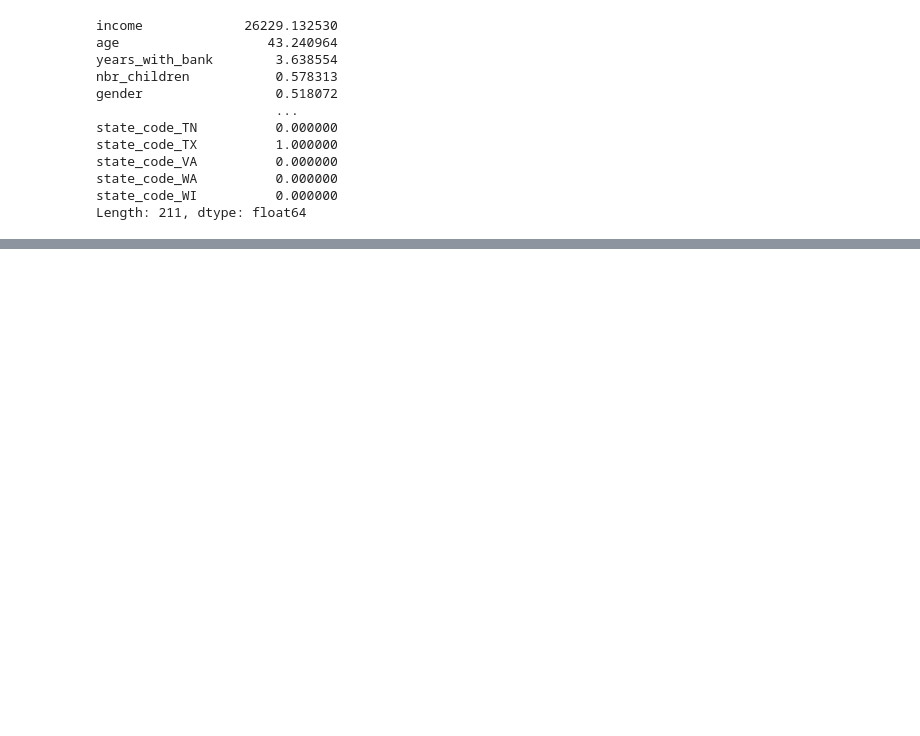
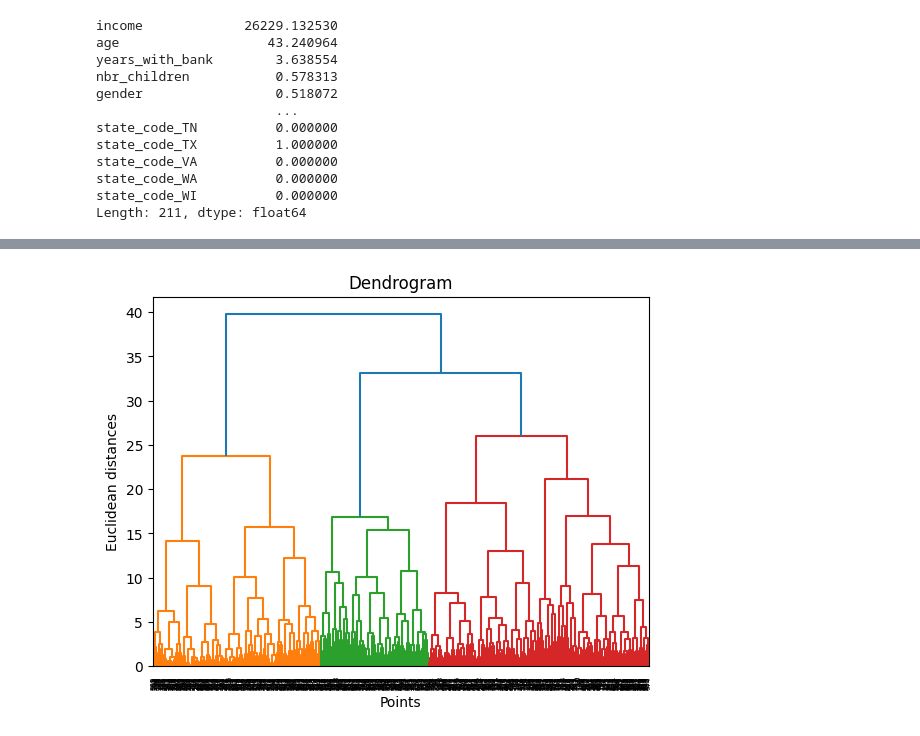
Before and after one commit to btmarsh6/mini-project-III, a Jupyter notebook: Ben_notebook.ipynb, the cells around one changed output, grey strips where cells are left out. Saved outputs shown, nothing was run; the diff lists cells and outputs as text; code cells hidden in the pictures; blank space fills up the shorter version.

```diff
--- a/Ben_notebook.ipynb
+++ b/Ben_notebook.ipynb
@@ -1087,0 +1142,5 @@ plot_dendrogram(scaled_df)
+# %%
+# hierarchical clusters
+plot_dendrogram(scaled_df)
+# %% [output]
+[figure, added]
```
Also changed, not shown: parts of 55 cells of this notebook.
